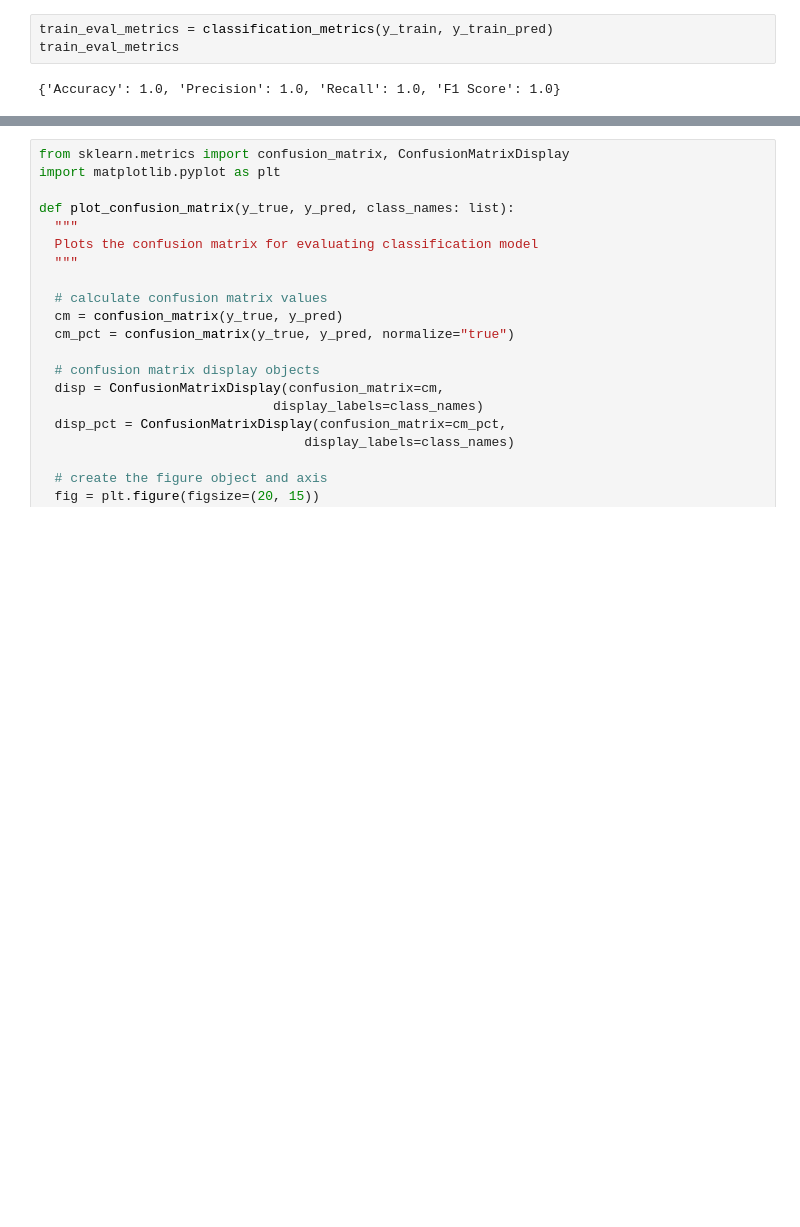
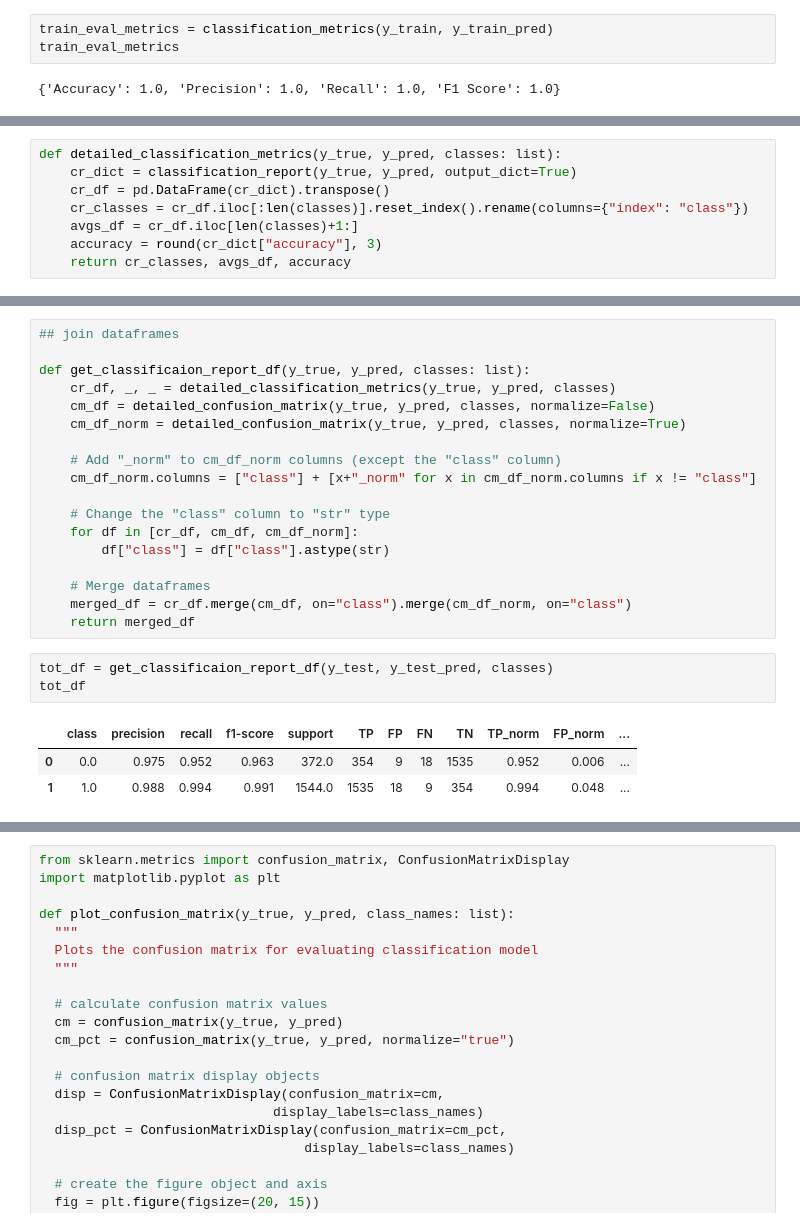
Before and after one commit to quantumudit/Lending-Approval-Predictor, a Jupyter notebook: notebooks/02_model_experiments.ipynb, the cells around one changed output, grey strips where cells are left out. Saved outputs shown, nothing was run; the diff lists cells and outputs as text; blank space fills up the shorter version.

```diff
--- a/notebooks/02_model_experiments.ipynb
+++ b/notebooks/02_model_experiments.ipynb
@@ -184,0 +191,8 @@ train_eval_metrics
+# %%
+def detailed_classification_metrics(y_true, y_pred, classes: list):
+    cr_dict = classification_report(y_true, y_pred, output_dict=True)
+    cr_df = pd.DataFrame(cr_dict).transpose()
+    cr_classes = cr_df.iloc[:len(classes)].reset_index().rename(columns={"index": "class"})
+    avgs_df = cr_df.iloc[len(classes)+1:]
+    accuracy = round(cr_dict["accuracy"], 3)
+    return cr_classes, avgs_df, accuracy
@@ -184,0 +254,25 @@ train_eval_metrics
+# %%
+## join dataframes
+
+def get_classificaion_report_df(y_true, y_pred, classes: list):
+    cr_df, _, _ = detailed_classification_metrics(y_true, y_pred, classes)
+    cm_df = detailed_confusion_matrix(y_true, y_pred, classes, normalize=False)
+    cm_df_norm = detailed_confusion_matrix(y_true, y_pred, classes, normalize=True)
+
+    # Add "_norm" to cm_df_norm columns (except the "class" column)
+    cm_df_norm.columns = ["class"] + [x+"_norm" for x in cm_df_norm.columns if x != "class"]
+
+    # Change the "class" column to "str" type
+    for df in [cr_df, cm_df, cm_df_norm]:
+        df["class"] = df["class"].astype(str)
+
+    # Merge dataframes
+    merged_df = cr_df.merge(cm_df, on="class").merge(cm_df_norm, on="class")
+    return merged_df
+# %%
+tot_df = get_classificaion_report_df(y_test, y_test_pred, classes)
+tot_df
+# %% [output]
+|  | class | precision | recall | f1-score | support | TP | FP | FN | TN | TP_norm | FP_norm | ... |
+| 0 | 0.0 | 0.975 | 0.952 | 0.963 | 372.0 | 354 | 9 | 18 | 1535 | 0.952 | 0.006 | ... |
+| 1 | 1.0 | 0.988 | 0.994 | 0.991 | 1544.0 | 1535 | 18 | 9 | 354 | 0.994 | 0.048 | ... |
```
Also changed, not shown: parts of 38 cells of this notebook.
